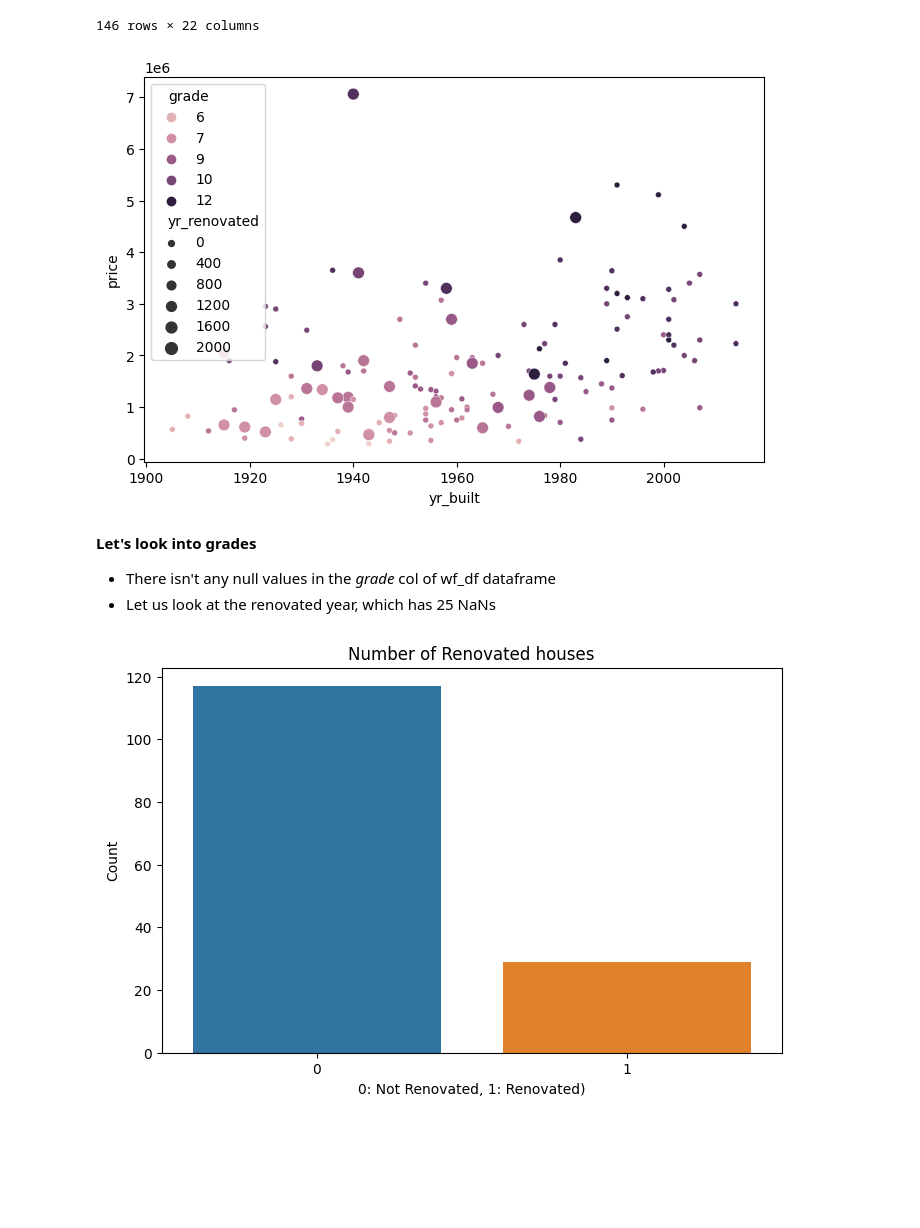
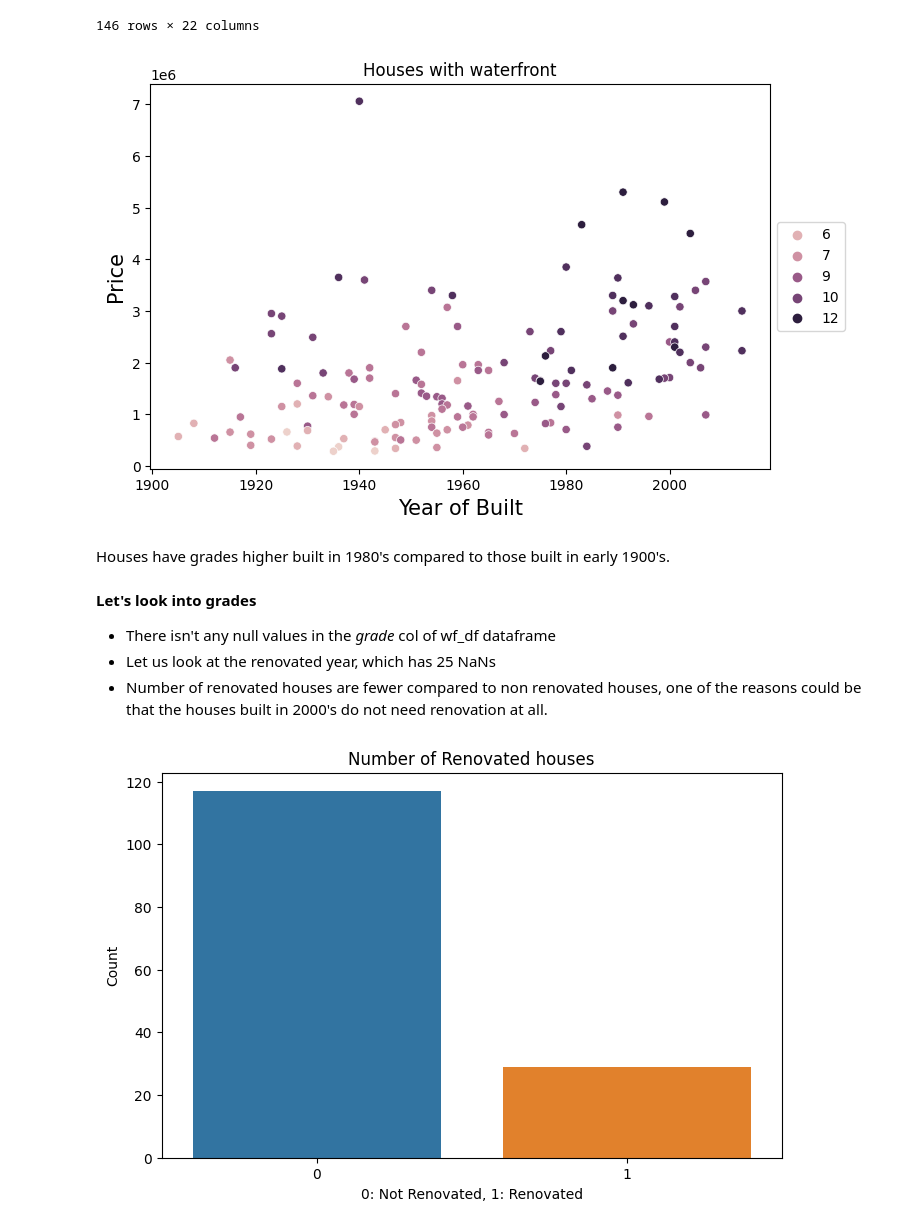
Before and after one commit to rkaur22/eda_project_solo, a Jupyter notebook: EDA.ipynb, the cells around one changed output. Drawn from its saved outputs; the diff is of its cells as text; code cells hidden in the pictures; blank space fills up the shorter version.

```diff
--- a/EDA.ipynb
+++ b/EDA.ipynb
@@ -245,14 +253,21 @@ fig = px.scatter_mapbox(wf_df, lat="lat", lon="long", size_max=15, zoom=9, color
 fig.update_layout(margin=dict(l=20, r=20, t=25, b=20),
     mapbox_style="open-street-map",title="Houses with Waterfront",title_font_size= 16)
 fig.show();
-# %%
-sns.scatterplot(data=wf_df, x="yr_built", y="price", hue="grade", size="yr_renovated");
-# %% [output]
-[figure, removed]
+# %%
+plt_wf=sns.scatterplot(data=wf_df, x="yr_built", y="price", hue="grade")
+plt_wf.legend(loc='center left', bbox_to_anchor=(1.0, 0.5), ncol=1)
+plt_wf.set(title = 'Houses with waterfront')
+plt_wf.set_xlabel("Year of Built", fontsize = 15)
+plt_wf.set_ylabel("Price", fontsize = 15);
+# %% [output]
+[figure, added]
+# %% [markdown]
+Houses have grades higher built in 1980's compared to those built in early 1900's.
 # %% [markdown]
 **Let's look into grades**
 - There isn't any null values in the *grade* col of wf_df dataframe
 - Let us look at the renovated year, which has 25 NaNs
+- Number of renovated houses are fewer compared to non renovated houses, one of the reasons could be that the houses built in 2000's do not need renovation at all.
 # %%
 #wf_df.query('grade.isna()')
 #0 rows × 22 columns
```
Also changed, not shown: parts of 11 cells of this notebook, 1 other file.
